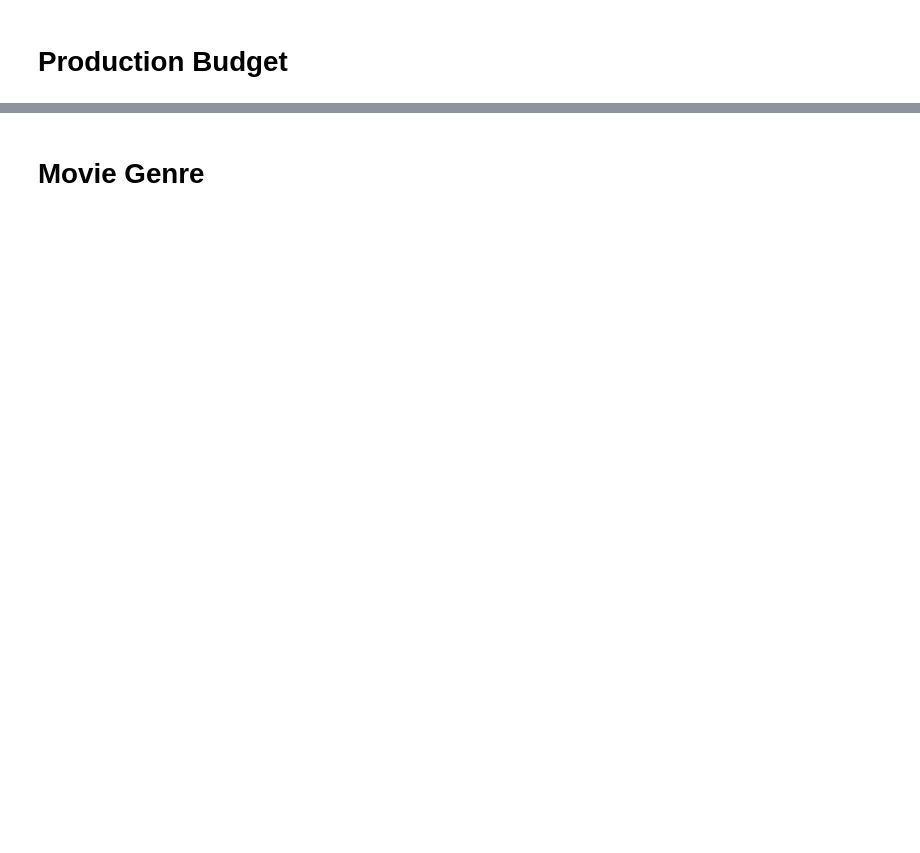
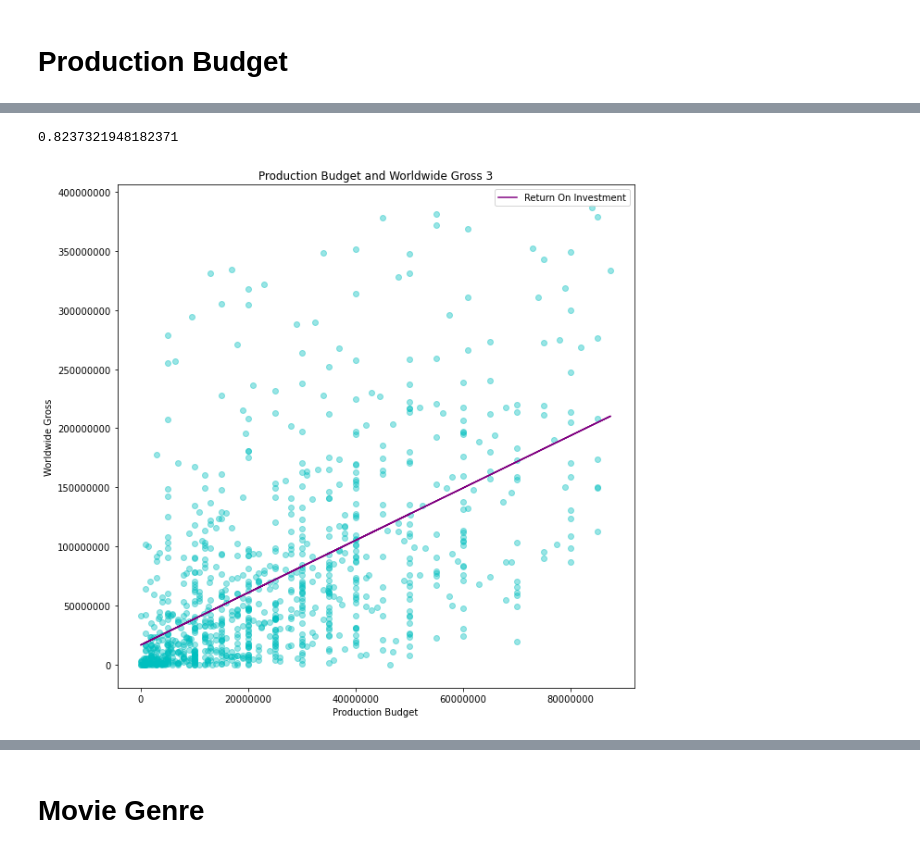
Before and after one commit to xiaohua-su/Film-Analysis, a Jupyter notebook: Analysis_of_Films.ipynb, the cells around one changed output, grey strips where cells are left out. Cells and saved outputs as stored; diff of their text form; code cells hidden in the pictures; blank space fills up the shorter version.

```diff
--- a/Analysis_of_Films.ipynb
+++ b/Analysis_of_Films.ipynb
@@ -188,12 +275,24 @@ movies_without_wwg_or_pb_outliers = movies_without_wwg_outliers[movies_without_w
+# %%
+#Removed outliers based on gross_to_budget_ratio. The correlation was very strong and positive.
+np.corrcoef(movies_oultierless['production_budget'] , y = movies_oultierless['worldwide_gross'])[0][1]
+#almost a 1:1 correlation
+# %% [output]
+0.8237321948182371
 # %%
 fig, ax = plt.subplots(figsize=(10,10),)
 ax.ticklabel_format(style='plain')
-ax.scatter(movies_without_wwg_or_pb_outliers['production_budget'] , y = movies_without_wwg_or_pb_outliers['worldwide_gross'], alpha = .4)
+ax.scatter(movies_without_wwg_or_pb_outliers['production_budget'] , y = movies_without_wwg_or_pb_outliers['worldwide_gross'], alpha = .4, c="c")
 
-ax.set_title('Production Budget and Worldwide Gross')
+
+x=movies_without_wwg_or_pb_outliers['production_budget']
+y=movies_without_wwg_or_pb_outliers['worldwide_gross']
+m, b = np.polyfit(x,y,1)
+plt.plot(x, m*x + b, c="purple")
+plt.legend(['Return On Investment'])
+
+
+ax.set_title('Production Budget and Worldwide Gross 3')
 ax.set_xlabel('Production Budget')
 ax.set_ylabel('Worldwide Gross');
-
-#checking the correlation coefficient of movies_without_wwg_or_pb_outliers
-np.corrcoef(movies_without_wwg_or_pb_outliers['production_budget'] , y = movies_without_wwg_or_pb_outliers['worldwide_gross'])
-#postive correlation but not as strong as the movie_oultierless
+# %% [output]
+[figure, added]
```
Also changed, not shown: parts of 35 cells of this notebook, 6 other files.
